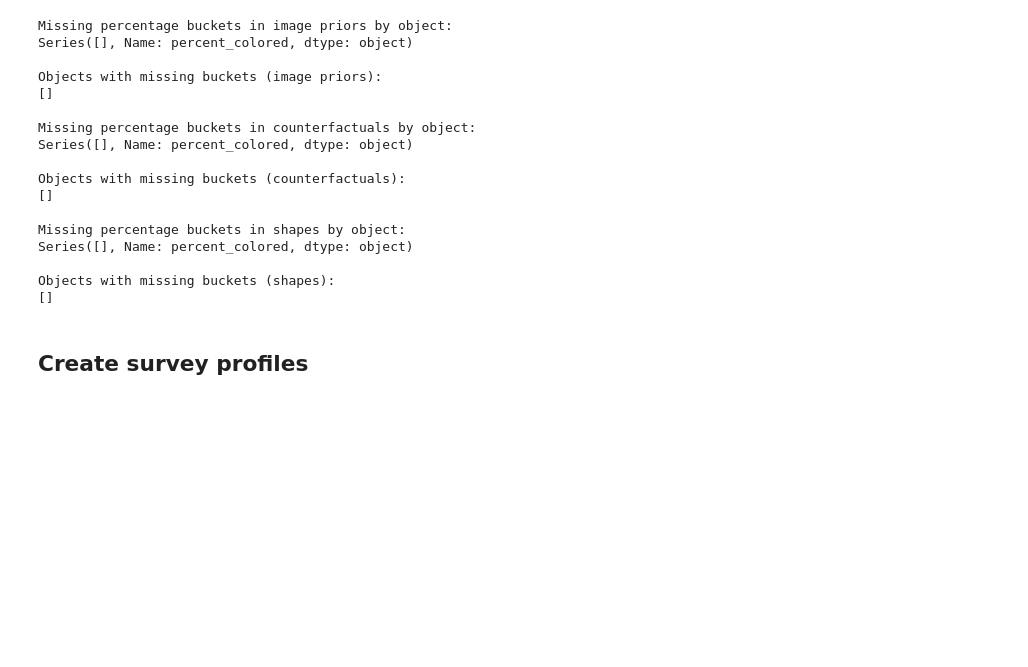
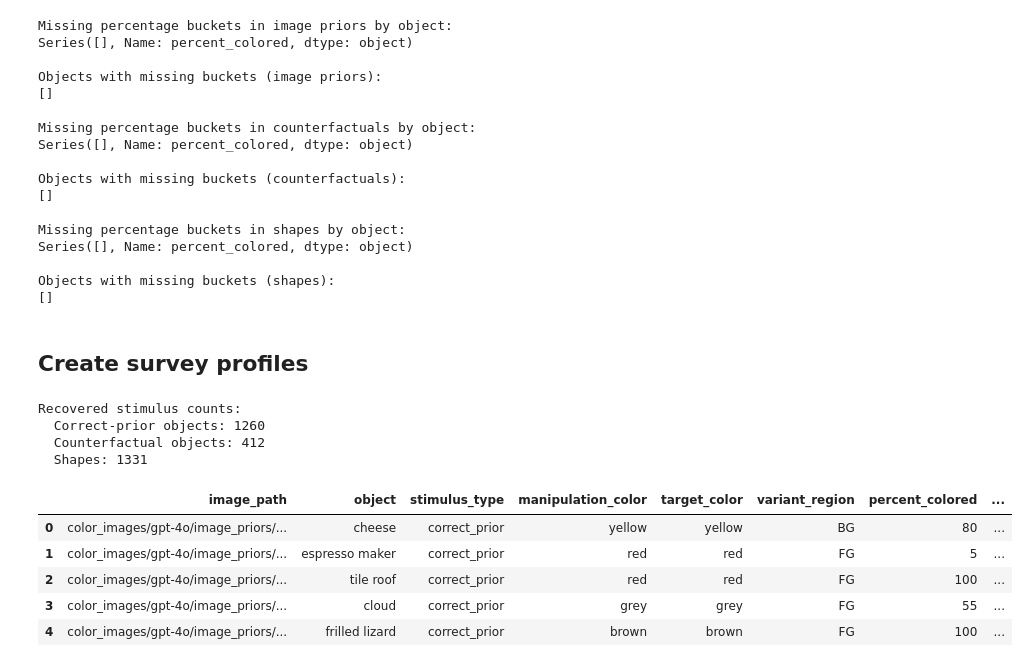
Before and after one commit to jonnemi/color-concept-entanglement, a Jupyter notebook: prolific_study/make_prolific_dataset.ipynb, the cells around one changed output. Saved outputs shown, nothing was run; the diff lists cells and outputs as text; code cells hidden in the pictures; blank space fills up the shorter version.

```diff
--- a/prolific_study/make_prolific_dataset.ipynb
+++ b/prolific_study/make_prolific_dataset.ipynb
@@ -228,3 +228,83 @@ save_profile(
     out_dir / "debug_profile.json",
 )
 # test server.py with http://127.0.0.1:5000/?PROLIFIC_PID=DEBUG
+# %%
+# Recover exact stimulus subsets from profile JSONs
+
+import json
+from pathlib import Path
+import pandas as pd
+
+# 🔧 CHANGE if needed
+PROFILE_DIR = Path(DATA / "prolific_stimuli" / "profiles")
+prior_rows = []
+counterfact_rows = []
+shape_rows = []
+
+for profile_path in PROFILE_DIR.glob("*.json"):
+
+    # Ignore debug profile
+    if profile_path.name.lower().startswith("debug"):
+        continue
+
+
+    with open(profile_path, "r") as f:
+        profile = json.load(f)
+
+    questions = profile.get("questions", [])
+
+    for q in questions:
+        # Only stimulus questions have image_path
+        image_path = q.get("image_path")
+        stimulus_type = q.get("stimulus_type")
+
+        if image_path is None or stimulus_type is None:
+            continue
+
+        base_row = {
+            "image_path": image_path,
+            "object": q.get("object"),
+            "stimulus_type": stimulus_type,
+            "manipulation_color": q.get("manipulation_color"),
+            "target_color": q.get("target_color"),
+            "variant_region": q.get("variant_region"),
+            "percent_colored": q.get("percent_colored"),
+            "variant_label": q.get("variant_label"),
+            "mode": q.get("mode"),
+        }
+
+        if stimulus_type == "correct_prior":
+            prior_rows.append(base_row)
+
+        elif stimulus_type == "counterfact":
+            counterfact_rows.append(base_row)
+
+        elif stimulus_type == "shape":
+            shape_rows.append(base_row)
+
+# Convert to DataFrames and drop duplicates
+prior_df_prolific = pd.DataFrame(prior_rows).drop_duplicates(subset="image_path")
+counterfact_df_prolific = pd.DataFrame(counterfact_rows).drop_duplicates(subset="image_path")
+shape_df_prolific = pd.DataFrame(shape_rows).drop_duplicates(subset="image_path")
+
+print("Recovered stimulus counts:")
+print(f"  Correct-prior objects: {len(prior_df_prolific)}")
+print(f"  Counterfactual objects: {len(counterfact_df_prolific)}")
+print(f"  Shapes: {len(shape_df_prolific)}")
+
+prior_df_prolific.to_csv(DATA / "prolific_stimuli" / f"stimulus_table_image_priors_prolific.csv", index=False)
+counterfact_df_prolific.to_csv(DATA / "prolific_stimuli" / f"stimulus_table_counterfact_prolific.csv", index=False)
+shape_df_prolific.to_csv(DATA / "prolific_stimuli" / f"stimulus_table_shapes_prolific.csv", index=False)
+
+display(prior_df_prolific.head(), counterfact_df_prolific.head(), shape_df_prolific.head())
+# %% [output]
+Recovered stimulus counts:
+  Correct-prior objects: 1260
+  Counterfactual objects: 412
+  Shapes: 1331
+|  | image_path | object | stimulus_type | manipulation_color | target_color | variant_region | percent_colored | ... |
+| 0 | color_images/gpt-4o/image_priors/... | cheese | correct_prior | yellow | yellow | BG | 80 | ... |
+| 1 | color_images/gpt-4o/image_priors/... | espresso maker | correct_prior | red | red | FG | 5 | ... |
+| 2 | color_images/gpt-4o/image_priors/... | tile roof | correct_prior | red | red | FG | 100 | ... |
+| 3 | color_images/gpt-4o/image_priors/... | cloud | correct_prior | grey | grey | FG | 55 | ... |
+| 4 | color_images/gpt-4o/image_priors/... | frilled lizard | correct_prior | brown | brown | FG | 100 | ... |
```
Also changed, not shown: parts of 1 cell of this notebook, 5 other files.
